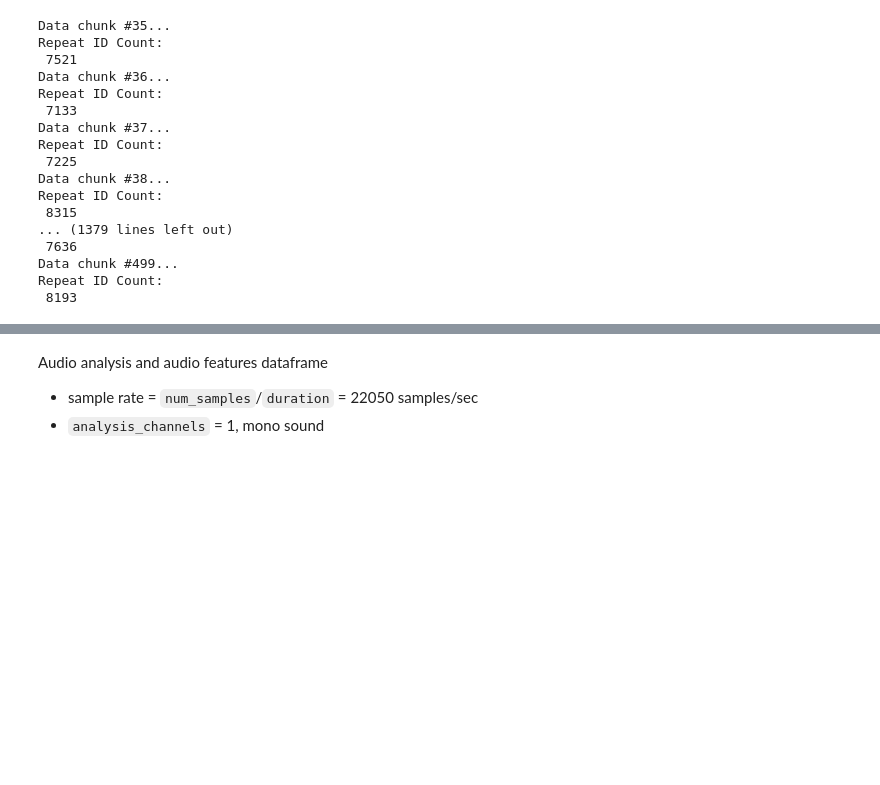
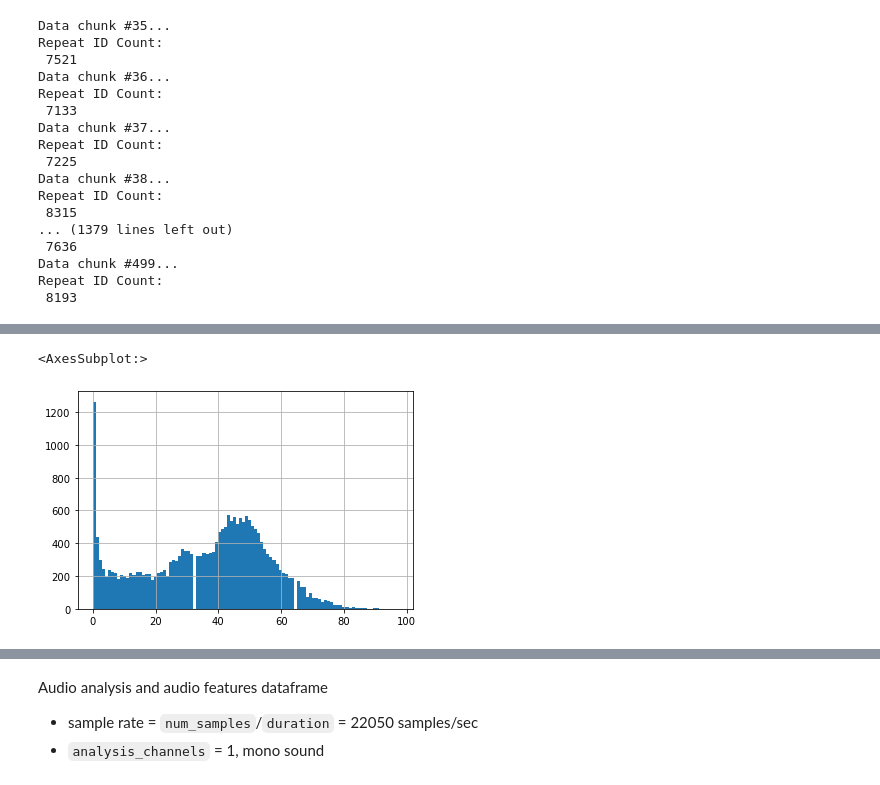
Before and after one commit to NicholasIndorf/HipHopPopularity, a Jupyter notebook: spotify_data_get.ipynb, the cells around one changed output, grey strips where cells are left out. Saved outputs shown, nothing was run; the diff lists cells and outputs as text; code cells hidden in the pictures; blank space fills up the shorter version.

```diff
--- a/spotify_data_get.ipynb
+++ b/spotify_data_get.ipynb
@@ -145,0 +298,7 @@ track_df['popularity'].hist()
+# %%
+# songs with preview mp3s and all unique songs collected are distributed about the same
+# (despite the above thing being true about no mp3 songs)
+track_df['popularity'].hist(bins=100)
+# %% [output]
+<AxesSubplot:>
+[figure, added]
```
Also changed, not shown: parts of 24 cells of this notebook.
